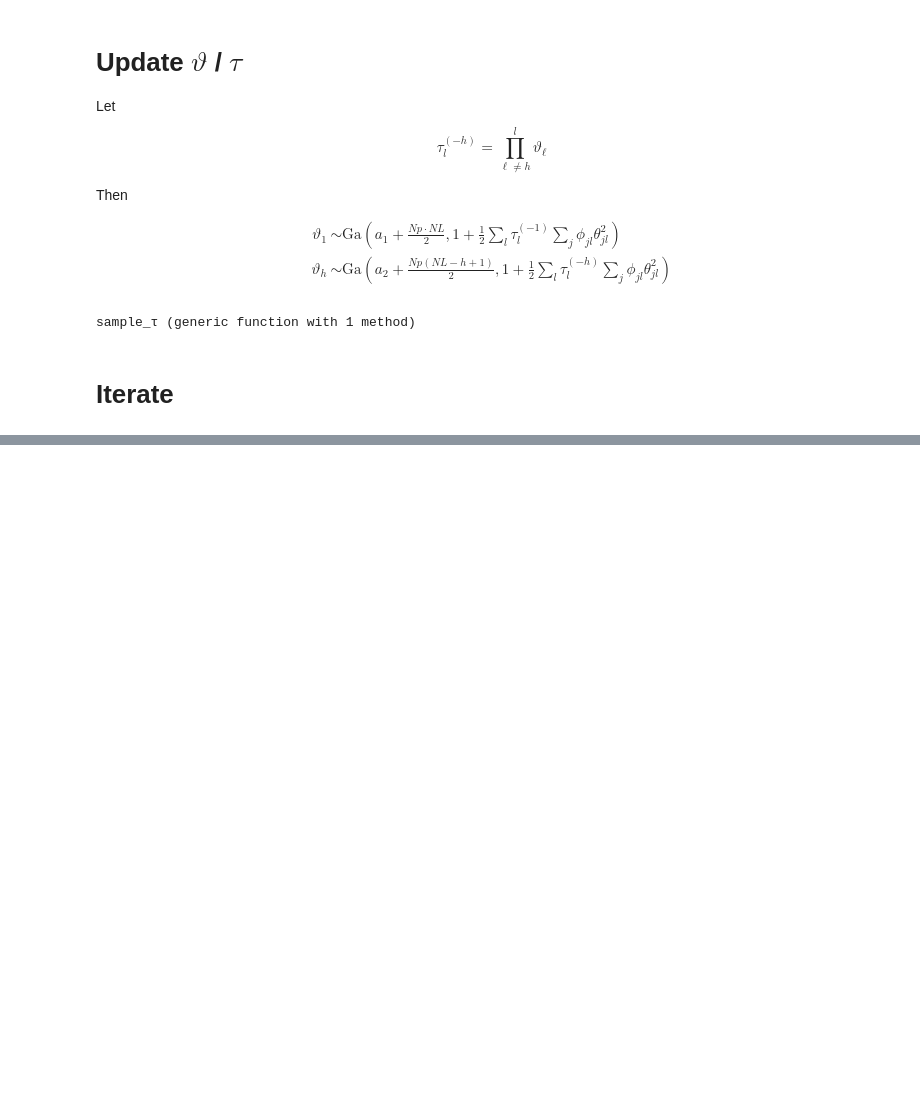
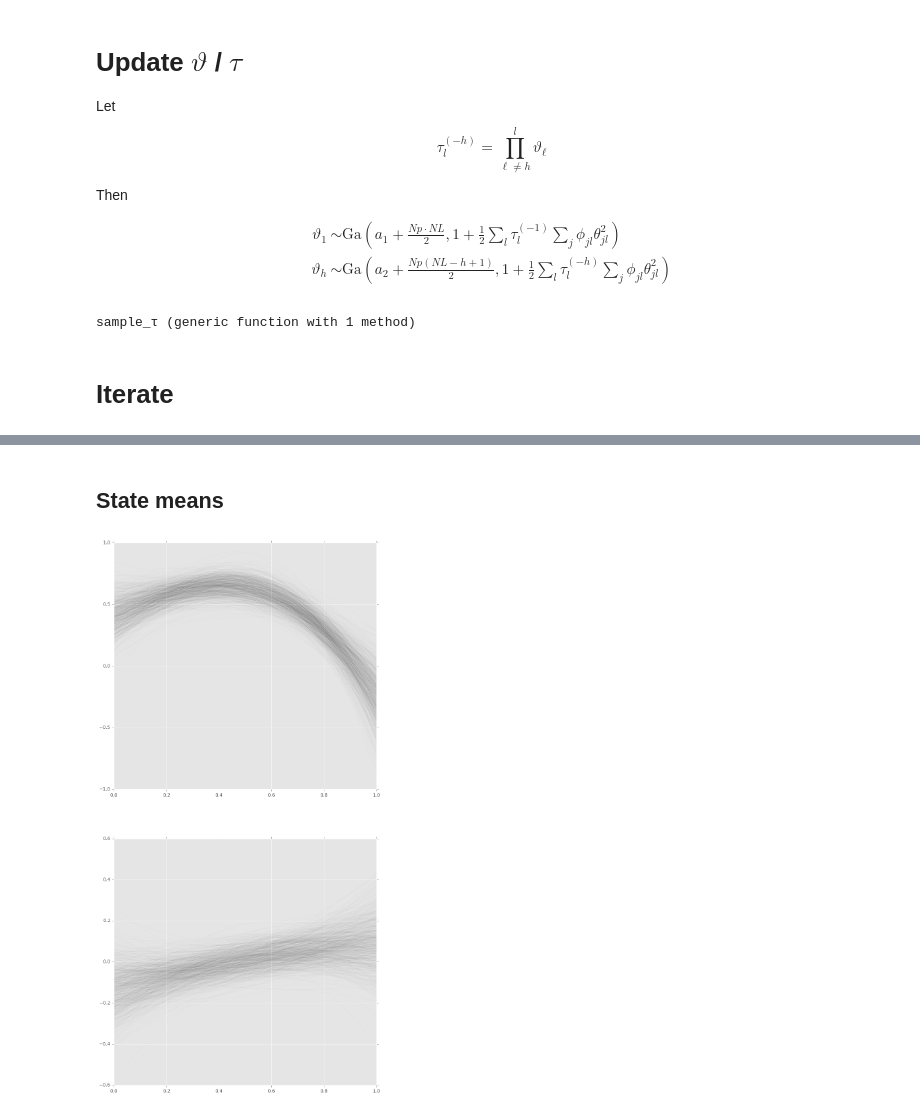
Before and after one commit to jmxpearson/laf, a Jupyter notebook: julia_labcr_integration_test.ipynb, the cells around one changed output, grey strips where cells are left out. Cells and saved outputs as stored; diff of their text form; code cells hidden in the pictures; blank space fills up the shorter version.

```diff
--- a/julia_labcr_integration_test.ipynb
+++ b/julia_labcr_integration_test.ipynb
@@ -429,3 +443,15 @@ plot(squeeze(ψ_mat[2, :, :], 1));
+# %% [markdown]
+## State means
+# %%
+figure(figsize=(10, 20))
+for idx in 1:NK
+    subplot(NK, 1, idx)
+    plot(tobs, squeeze(ψ_mat[idx, :, burn:thin:end], 1), color="black", alpha=1.5*trans)
+    #plot(tobs, psi[:, idx])
+    xlim(tobs[1], tobs[end])
+end
+# %% [output]
+[figure, added]
 # %%
 σξ, σA, Σ0
 # %% [output]
```
Also changed, not shown: parts of 31 cells of this notebook, 1 other file.
